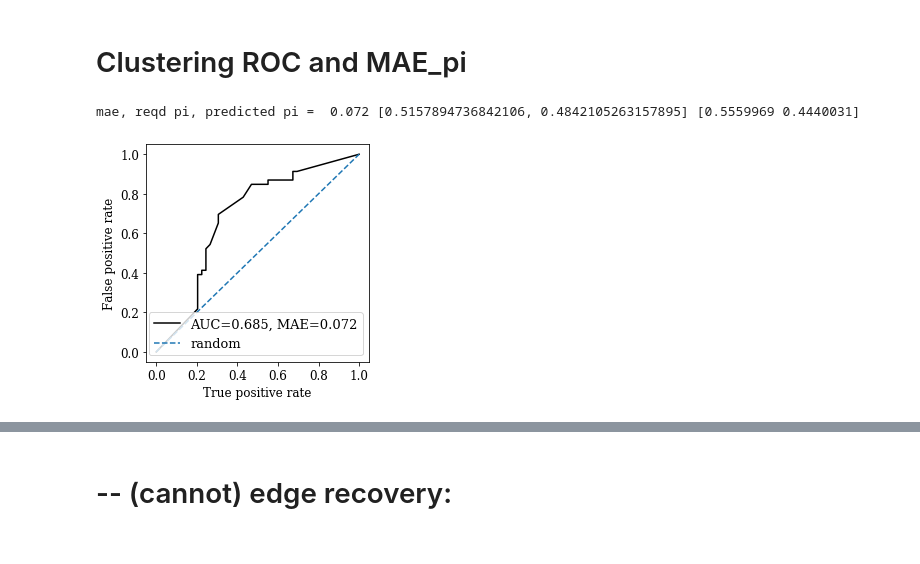
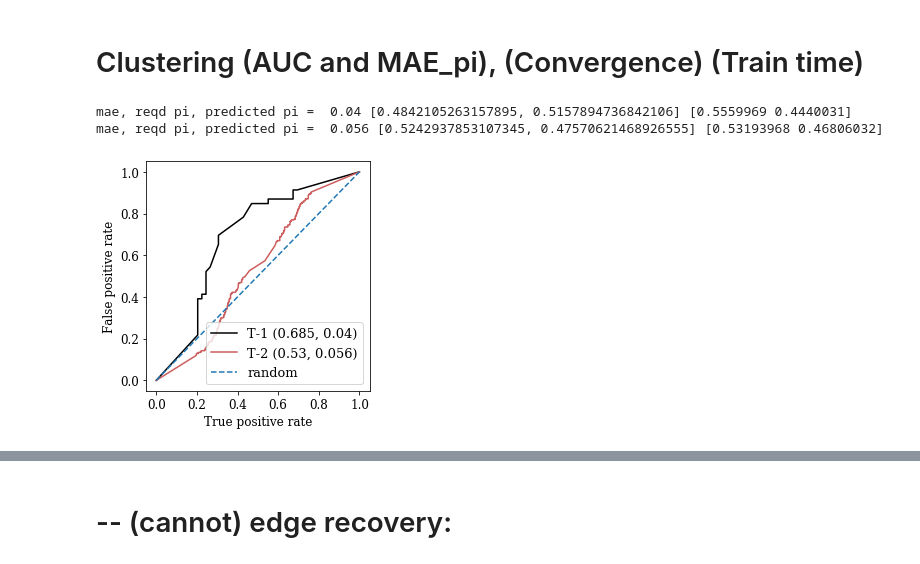
Before and after one commit to ksharmar/mic_code, a Jupyter notebook: notebooks-plots/DeepResults_MIC.ipynb, the cells around one changed output, grey strips where cells are left out. Cells and saved outputs as stored; diff of their text form; code cells hidden in the pictures.

```diff
--- a/notebooks-plots/DeepResults_MIC.ipynb
+++ b/notebooks-plots/DeepResults_MIC.ipynb
@@ -25,37 +25,57 @@ plt.rc('legend', fontsize='13') # legend fontsize
 plt.rc('axes', labelsize='12', titlesize='13')  # fontsize of the x and y labels # fontsize of the axes title
 # plt.rc('figure', titlesize=BIGGER_SIZE)  # fontsize of the figure title
 # %% [markdown]
-# Clustering ROC and MAE_pi
+# Clustering (AUC and MAE_pi), (Convergence) (Train time)
 # %%
-out = 'all_kwon/kwon_copy'
+
+def run_roc_maepi(is_one=False):
+    # fake component: cluster
+    if fake_comp == 0:
+        pred_prob = 1 - resp[:, 1]
+    else:
+        pred_prob = resp[:, 1]
+    target = resp[:, 2]
+
+    # pi: MAE
+    _, c = np.unique(target, return_counts=True)
+    reqd_pi_t, reqd_pi_f = c[1-fake_comp]/len(target), c[fake_comp]/len(target)
+    mae = round(abs(pi[fake_comp] - reqd_pi_f), 3) #  + abs(pi[1 - fake_comp] - reqd_pi_t)) / 2
+    print('mae, reqd pi, predicted pi = ', mae, [reqd_pi_t, reqd_pi_f], pi)
+
+    # plot roc: cluster
+    fpr, tpr, thresholds = metrics.roc_curve(target, pred_prob, pos_label=1)
+    auc = round(metrics.roc_auc_score(target, pred_prob), 3)
+
+    return fpr, tpr, auc, mae
+
+def plot_roc_maepi(t1, t2):
+    fpr, tpr, auc, mae = t1
+    fpr1, tpr1, auc1, mae1 = t2
+    fig = plt.figure(figsize=(4, 4))
+    ax = fig.add_subplot(1, 1, 1)
+    ax.plot(fpr, tpr, 'black', label="T-1 ({}, {})".format(auc, mae))
+    ax.plot(fpr1, tpr1, 'indianred', label="T-2 ({}, {})".format(auc1, mae1))
+    ax.plot(fpr, fpr, '--', label="random")
+    ax.legend(loc=4)
+    ax.set_xlabel('True positive rate')
+    ax.set_ylabel('False positive rate')
+    plt.tight_layout()
+    plt.show()
+
+out = 'all_kwon/kwon'
 resp = np.loadtxt('../output/{}/resp.txt'.format(out))
 pi = np.loadtxt('../output/{}/pi.txt'.format(out))
 fake_comp = 0
+t1 = run_roc_maepi()
 
-# fake component: cluster
-if fake_comp == 0:
-    pred_prob = 1 - resp[:, 1]
-else:
-    pred_prob = resp[:, 1]
-target = resp[:, 2]
+out = 'all_tma/tma_E'
+resp = np.loadtxt('../output/{}/resp.txt'.format(out))
+pi = np.loadtxt('../output/{}/pi.txt'.format(out))
+fake_comp = 0
+t2 = run_roc_maepi()
 
-# pi: MAE
-_, c = np.unique(target, return_counts=True)
-reqd_pi_t, reqd_pi_f = c[0]/len(target), c[1]/len(target)
-mae = round(abs(pi[fake_comp] - reqd_pi_f), 3) #  + abs(pi[1 - fake_comp] - reqd_pi_t)) / 2
-print('mae, reqd pi, predicted pi = ', mae, [reqd_pi_t, reqd_pi_f], pi)
-
-# plot roc: cluster
-fpr, tpr, thresholds = metrics.roc_curve(target, pred_prob, pos_label=1)
-auc = round(metrics.roc_auc_score(target, pred_prob), 3)
-fig = plt.figure(figsize=(4, 4))
-ax = fig.add_subplot(1, 1, 1)
-ax.plot(fpr, tpr, 'black', label="AUC={}, MAE={}".format(auc, mae))
-ax.plot(fpr, fpr, '--', label="random")
-ax.legend(loc=4)
-ax.set_xlabel('True positive rate')
-ax.set_ylabel('False positive rate')
-plt.show()
+plot_roc_maepi(t1, t2)
 # %% [output]
-mae, reqd pi, predicted pi =  0.072 [0.5157894736842106, 0.4842105263157895] [0.5559969 0.4440031]
+mae, reqd pi, predicted pi =  0.04 [0.4842105263157895, 0.5157894736842106] [0.5559969 0.4440031]
+mae, reqd pi, predicted pi =  0.056 [0.5242937853107345, 0.47570621468926555] [0.53193968 0.46806032]
-[figure, old version]
+[figure, new version]
```
Also changed, not shown: parts of 5 cells of this notebook, 10 other files.
